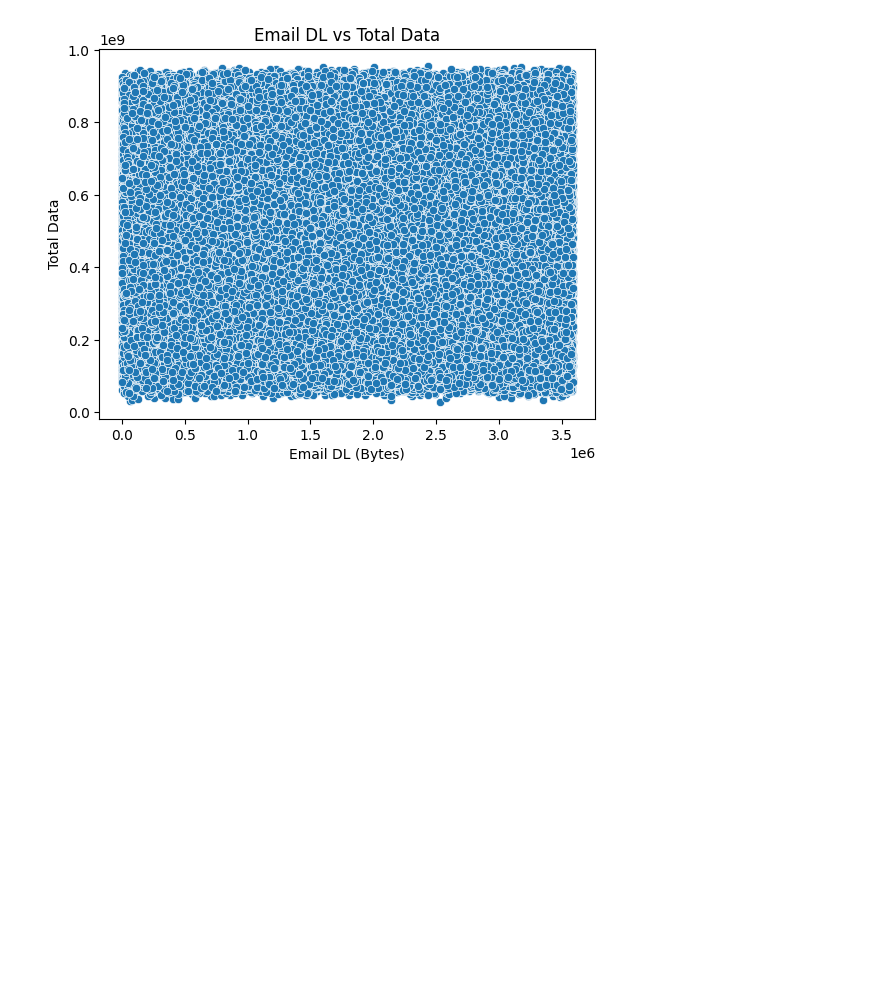
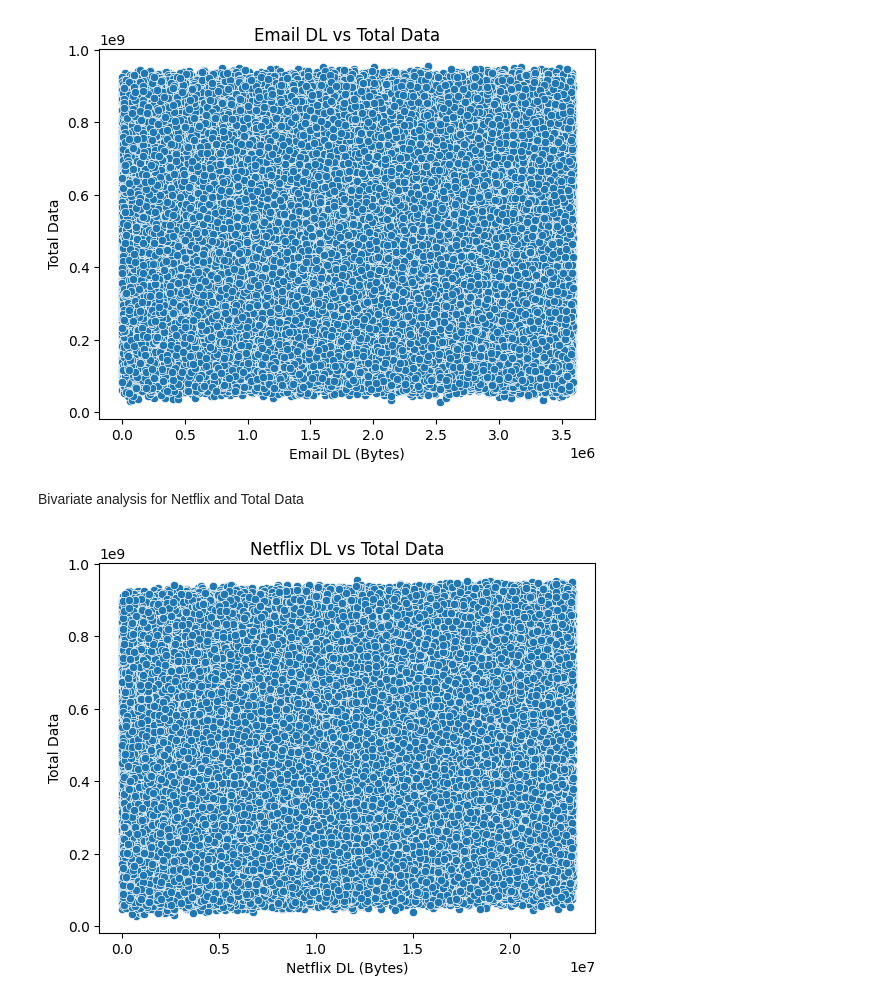
Before and after one commit to fro-su/telecom_analysis, a Jupyter notebook: notebooks/user_overview_analysis.ipynb, the cells around one changed output. Saved outputs shown, nothing was run; the diff lists cells and outputs as text; code cells hidden in the pictures; blank space fills up the shorter version.

Commit message:
Bivariate analysis for Netflix and Total Data

```diff
--- a/notebooks/user_overview_analysis.ipynb
+++ b/notebooks/user_overview_analysis.ipynb
@@ -481,3 +481,11 @@ plt.title('Email DL vs Total Data')
 plt.show()
 # %% [output]
 [figure]
+# %% [markdown]
+Bivariate analysis for Netflix and Total Data
+# %%
+sns.scatterplot(x='Netflix DL (Bytes)', y='Total Data', data=df)
+plt.title('Netflix DL vs Total Data')
+plt.show()
+# %% [output]
+[figure, added]
```
